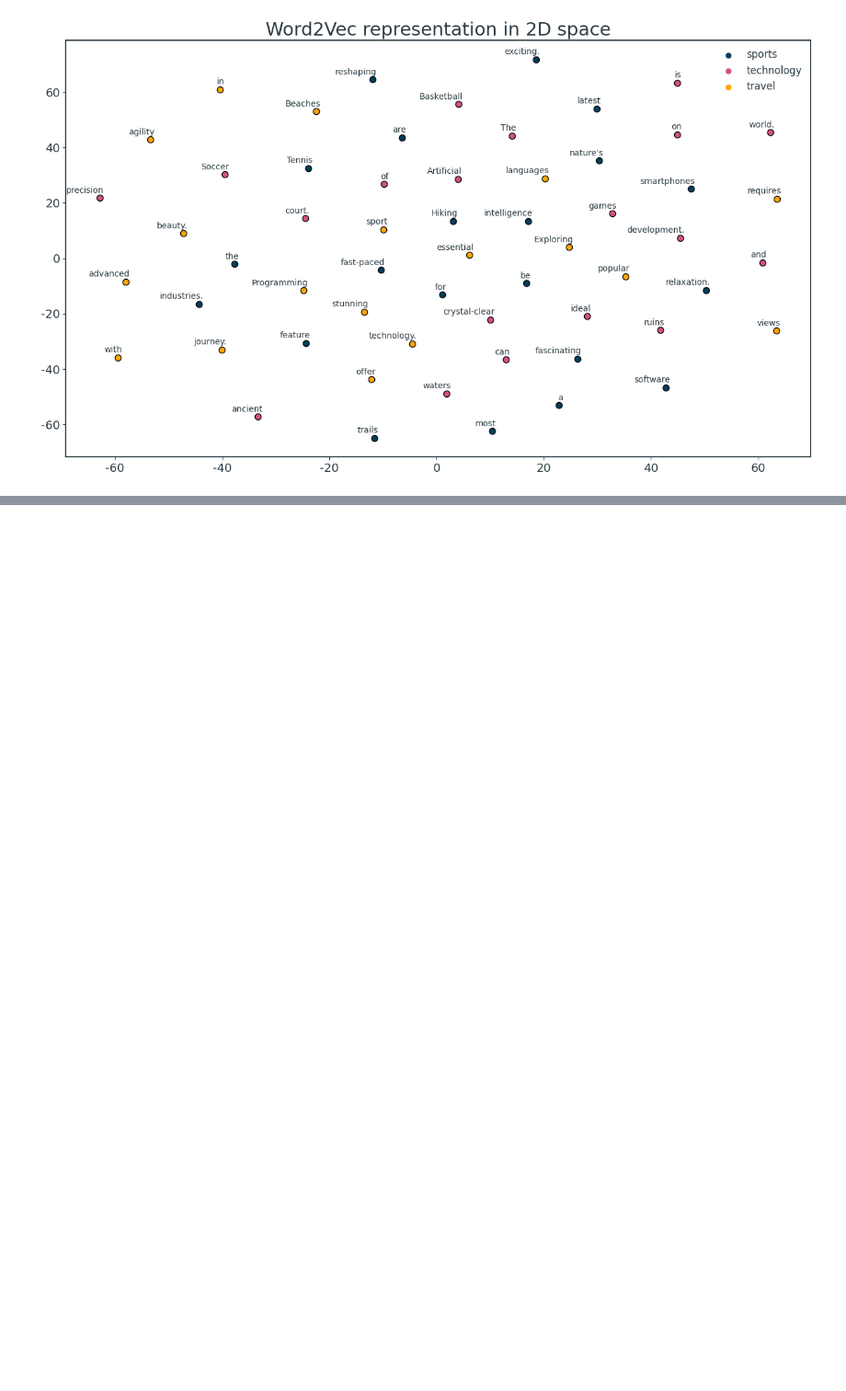
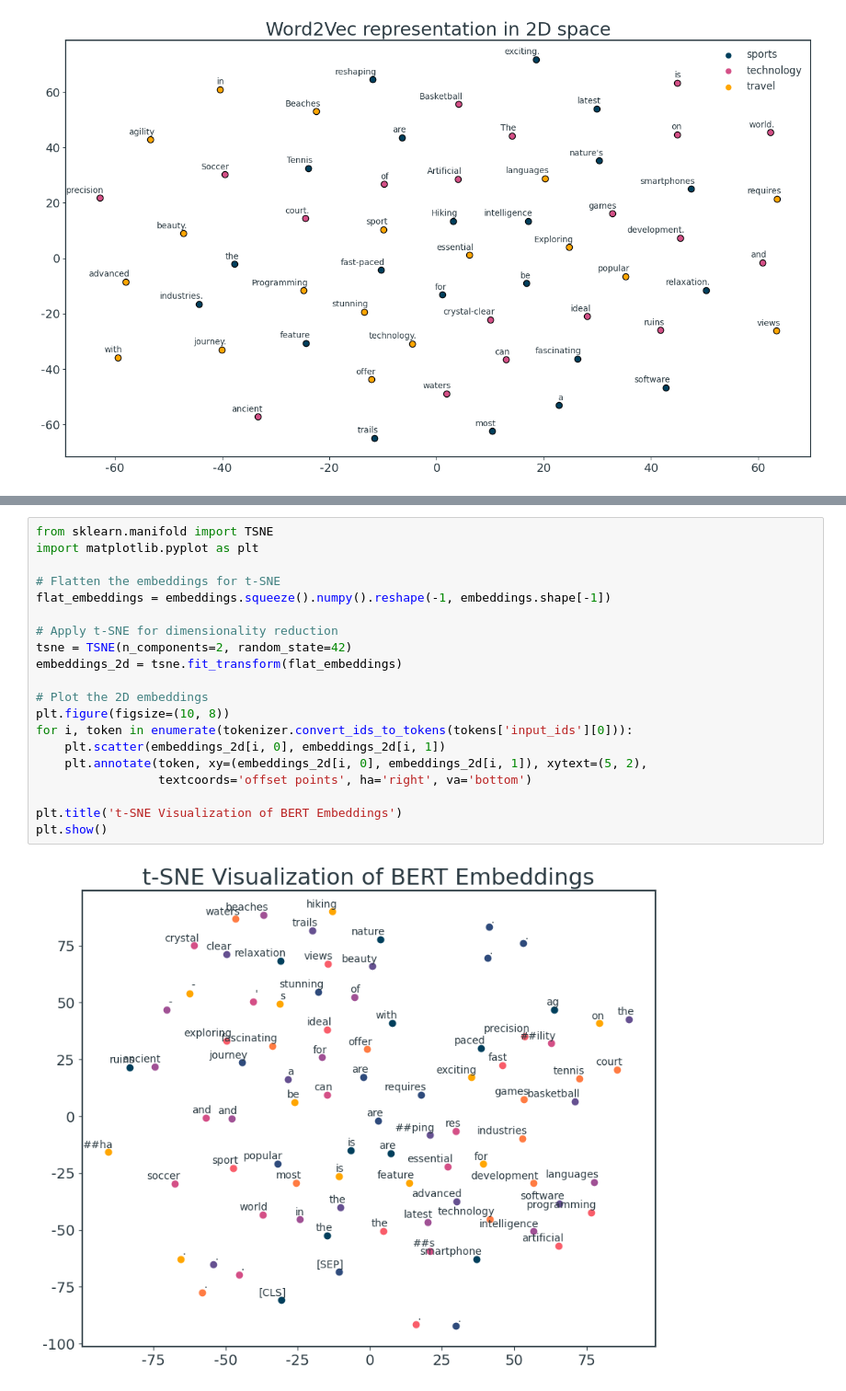
Before and after one commit to micheledinelli/text-distances, a Jupyter notebook: text-distance-analysis.ipynb, the cells around one changed output, grey strips where cells are left out. Shown: that part at 92% size. Cells and saved outputs as stored; diff of their text form; blank space fills up the shorter version.

```diff
--- a/text-distance-analysis.ipynb
+++ b/text-distance-analysis.ipynb
@@ -409,0 +446,22 @@ tsne_plot(model, labels)
+# %%
+from sklearn.manifold import TSNE
+import matplotlib.pyplot as plt
+
+# Flatten the embeddings for t-SNE
+flat_embeddings = embeddings.squeeze().numpy().reshape(-1, embeddings.shape[-1])
+
+# Apply t-SNE for dimensionality reduction
+tsne = TSNE(n_components=2, random_state=42)
+embeddings_2d = tsne.fit_transform(flat_embeddings)
+
+# Plot the 2D embeddings
+plt.figure(figsize=(10, 8))
+for i, token in enumerate(tokenizer.convert_ids_to_tokens(tokens['input_ids'][0])):
+    plt.scatter(embeddings_2d[i, 0], embeddings_2d[i, 1])
+    plt.annotate(token, xy=(embeddings_2d[i, 0], embeddings_2d[i, 1]), xytext=(5, 2),
+                 textcoords='offset points', ha='right', va='bottom')
+
+plt.title('t-SNE Visualization of BERT Embeddings')
+plt.show()
+# %% [output]
+[figure, added]
```
Also changed, not shown: parts of 2 cells of this notebook.
